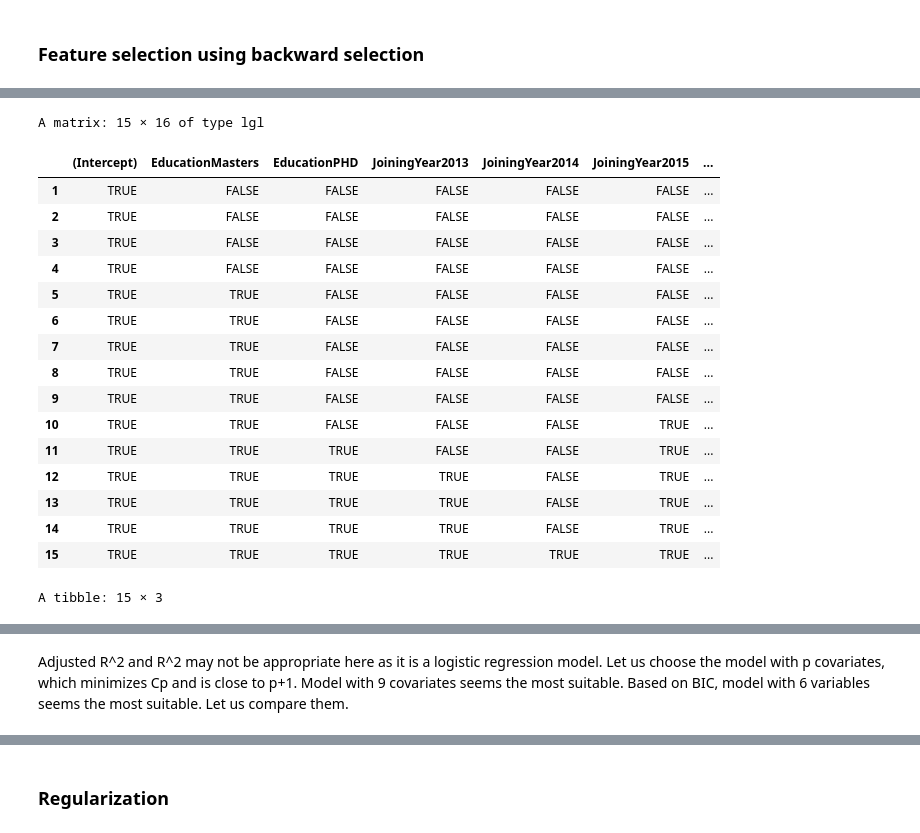
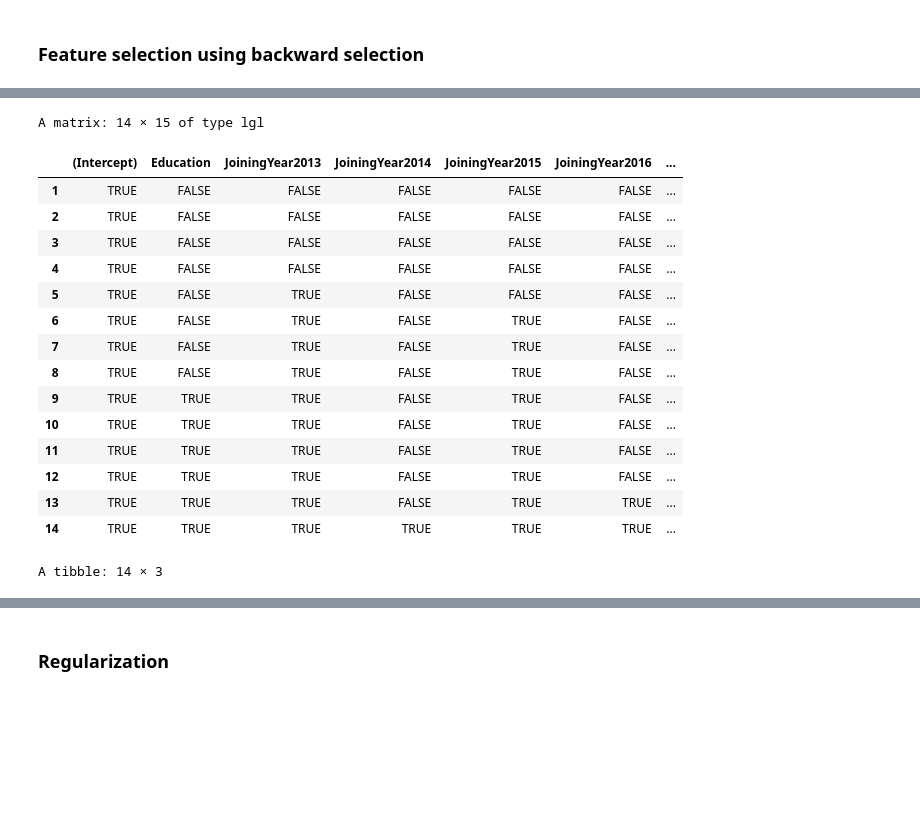
Before and after one commit to TracyGan/employee_project, a Jupyter notebook: finalProject.ipynb, the cells around one changed output, grey strips where cells are left out. Drawn from its saved outputs; the diff is of its cells as text; code cells hidden in the pictures; blank space fills up the shorter version.

```diff
--- a/finalProject.ipynb
+++ b/finalProject.ipynb
@@ -268,13 +266,10 @@ We observe fairly low correlation between the variables. Looking at the correlat
 # Adjust data types
 employee_data_f <- employee_data %>%
   mutate(
-    Education = as.factor(Education),
+    Education = as.numeric(factor(Education)),
     JoiningYear = as.factor(JoiningYear),
-    City = factor(City, levels = c("Bangalore", "Pune", "New Delhi")),
-    PaymentTier = as.factor(PaymentTier),
-    Gender = factor(Gender, levels = c("Male", "Female")),
-    EverBenched = factor(EverBenched, levels = c("Yes", "No")),
-    # LeaveOrNot = as.factor(LeaveOrNot),
-    Age = as.numeric(Age)
-  ) |>
-select(-ExperienceInCurrentDomain)
+    City = as.factor(City),
+    Gender = as.factor(Gender),
+    EverBenched = as.factor(EverBenched),
+    LeaveOrNot = as.factor(LeaveOrNot)
+  )
@@ -298,15 +277,15 @@ A data.frame: 6 × 16
 # code from tutorial 5
 #split the data into training and test.
 
-set.seed(12223)
+set.seed(1223)
 
 employee_sample <-
-    employee_encoded %>%
+    employee_data_f %>%
     mutate(id = row_number())
 
 training_employee <-
     employee_sample %>%
-    slice_sample(prop = 0.6, replace = FALSE)
+    slice_sample(prop = 0.7, replace = FALSE)
 
 test_employee <-
     employee_sample %>%
@@ -350,14 +329,14 @@ A data.frame: 6 × 16
 ### Feature selection using backward selection
 # %%
 #split the training data into training and selection.
-set.seed(12223)
+set.seed(1223)
 training_sample <-
     training_employee %>%
     mutate(id = row_number())
 
 selection_employee <-
     training_sample %>%
-    slice_sample(prop = 0.6, replace = FALSE)
+    slice_sample(prop = 0.7, replace = FALSE)
 
 train_employee <-
     training_sample %>%
@@ -400,42 +379,38 @@ A data.frame: 6 × 16
 # %%
 #backward selection to select variables
 backward_sel <- regsubsets(
   x=LeaveOrNot ~ .,
-  nvmax=15,
+  nvmax=14,
   data=selection_employee,
   method="backward",
 )
 
 bwd_summary <- summary(backward_sel)
 bwd_summary$which
 bwd_summary_df <-
     tibble(
-        n_input_variables = 1:15,
-        # RSQ = bwd_summary$rsq,
-        # RSS = bwd_summary$rss,
-        # ADJ.R2 = bwd_summary$adjr2,
+        n_input_variables = 1:14,
         BIC = bwd_summary$bic,
         Cp = bwd_summary$cp
     )
 bwd_summary_df
 # %% [output]
-A matrix: 15 × 16 of type lgl
+A matrix: 14 × 15 of type lgl
-|  | (Intercept) | EducationMasters | EducationPHD | JoiningYear2013 | JoiningYear2014 | JoiningYear2015 | ... |
+|  | (Intercept) | Education | JoiningYear2013 | JoiningYear2014 | JoiningYear2015 | JoiningYear2016 | ... |
 | 1 | TRUE | FALSE | FALSE | FALSE | FALSE | FALSE | ... |
 | 2 | TRUE | FALSE | FALSE | FALSE | FALSE | FALSE | ... |
 | 3 | TRUE | FALSE | FALSE | FALSE | FALSE | FALSE | ... |
 | 4 | TRUE | FALSE | FALSE | FALSE | FALSE | FALSE | ... |
-| 5 | TRUE | TRUE | FALSE | FALSE | FALSE | FALSE | ... |
-| 6 | TRUE | TRUE | FALSE | FALSE | FALSE | FALSE | ... |
-| 7 | TRUE | TRUE | FALSE | FALSE | FALSE | FALSE | ... |
-| 8 | TRUE | TRUE | FALSE | FALSE | FALSE | FALSE | ... |
-| 9 | TRUE | TRUE | FALSE | FALSE | FALSE | FALSE | ... |
-| 10 | TRUE | TRUE | FALSE | FALSE | FALSE | TRUE | ... |
-| 11 | TRUE | TRUE | TRUE | FALSE | FALSE | TRUE | ... |
-| 12 | TRUE | TRUE | TRUE | TRUE | FALSE | TRUE | ... |
-| 13 | TRUE | TRUE | TRUE | TRUE | FALSE | TRUE | ... |
-| 14 | TRUE | TRUE | TRUE | TRUE | FALSE | TRUE | ... |
-| 15 | TRUE | TRUE | TRUE | TRUE | TRUE | TRUE | ... |
+| 5 | TRUE | FALSE | TRUE | FALSE | FALSE | FALSE | ... |
+| 6 | TRUE | FALSE | TRUE | FALSE | TRUE | FALSE | ... |
+| 7 | TRUE | FALSE | TRUE | FALSE | TRUE | FALSE | ... |
+| 8 | TRUE | FALSE | TRUE | FALSE | TRUE | FALSE | ... |
+| 9 | TRUE | TRUE | TRUE | FALSE | TRUE | FALSE | ... |
+| 10 | TRUE | TRUE | TRUE | FALSE | TRUE | FALSE | ... |
+| 11 | TRUE | TRUE | TRUE | FALSE | TRUE | FALSE | ... |
+| 12 | TRUE | TRUE | TRUE | FALSE | TRUE | FALSE | ... |
+| 13 | TRUE | TRUE | TRUE | FALSE | TRUE | TRUE | ... |
+| 14 | TRUE | TRUE | TRUE | TRUE | TRUE | TRUE | ... |
-A tibble: 15 × 3
+A tibble: 14 × 3
 | n_input_variables | BIC | Cp |
 | <int> | <dbl> | <dbl> |
@@ -457,2 +430,0 @@ A tibble: 15 × 3
-# %% [markdown]
-Adjusted R^2 and R^2 may not be appropriate here as it is a logistic regression model. Let us choose the model with p covariates, which minimizes Cp and is close to p+1. Model with 9 covariates seems the most suitable. Based on BIC, model with 6 variables seems the most suitable. Let us compare them.
```
Also changed, not shown: parts of 32 cells of this notebook, 2 other files.
